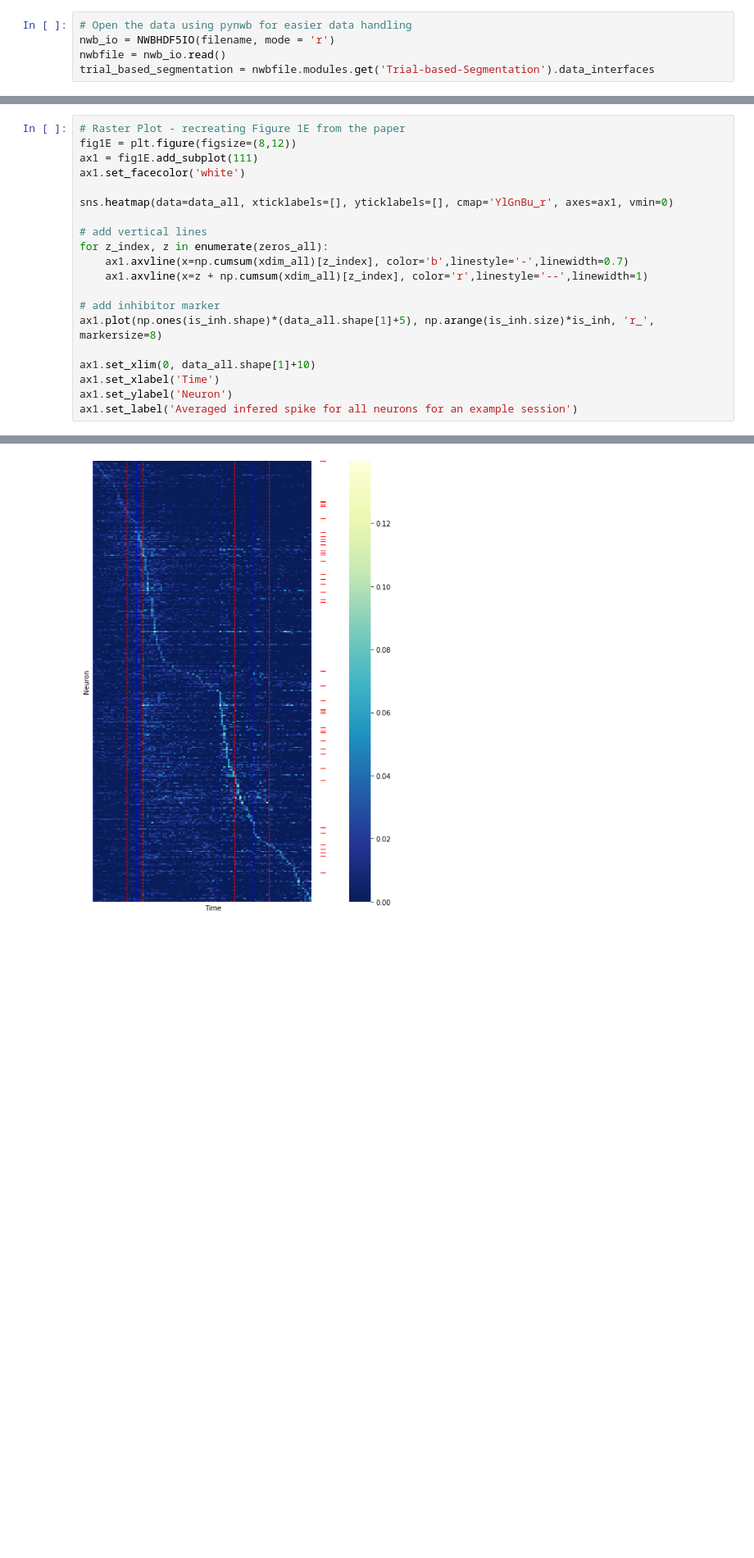
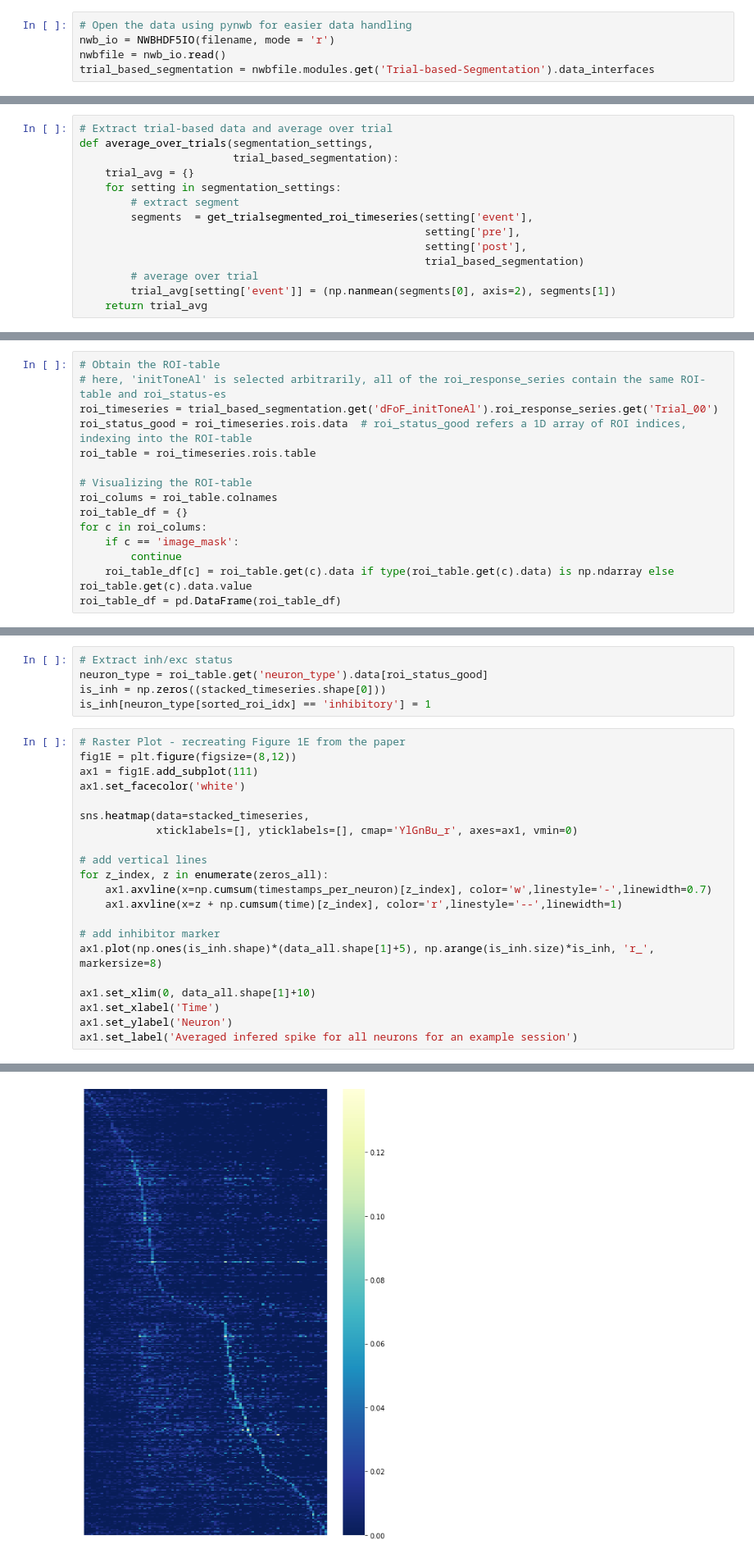
Before and after one commit to NieuweNils/Willuhn_Calcium_Imaging_Dashboard, a Jupyter notebook: jupyter/Data_exploration.ipynb, the cells around one changed output, grey strips where cells are left out. Shown at 82% size. Drawn from its saved outputs; the diff is of its cells as text; blank space fills up the shorter version.

Commit message:
add Data exploration dashboard + do small update infra

```diff
--- a/jupyter/Data_exploration.ipynb
+++ b/jupyter/Data_exploration.ipynb
@@ -206,3 +206,17 @@ def get_trialsegmented_roi_timeseries(event,
     indices = np.logical_and(timestamps >= pre_stim_duration, timestamps <= post_stim_duration)
     return (np.dstack((data.data.value[:, indices] for data in timeseries.values())),
             timestamps[indices])
+# %%
+# Extract trial-based data and average over trial
+def average_over_trials(segmentation_settings,
+                        trial_based_segmentation):
+    trial_avg = {}
+    for setting in segmentation_settings:
+        # extract segment
+        segments  = get_trialsegmented_roi_timeseries(setting['event'],
+                                                      setting['pre'],
+                                                      setting['post'],
+                                                      trial_based_segmentation)
+        # average over trial
+        trial_avg[setting['event']] = (np.nanmean(segments[0], axis=2), segments[1])
+    return trial_avg
@@ -264,0 +274,15 @@ is_inh[neuron_type[sorted_roi_idx] == 'inhibitory'] = 1
+# %%
+# Obtain the ROI-table
+# here, 'initToneAl' is selected arbitrarily, all of the roi_response_series contain the same ROI-table and roi_status-es
+roi_timeseries = trial_based_segmentation.get('dFoF_initToneAl').roi_response_series.get('Trial_00')
+roi_status_good = roi_timeseries.rois.data  # roi_status_good refers a 1D array of ROI indices, indexing into the ROI-table
+roi_table = roi_timeseries.rois.table
+
+# Visualizing the ROI-table
+roi_colums = roi_table.colnames
+roi_table_df = {}
+for c in roi_colums:
+    if c == 'image_mask':
+        continue
+    roi_table_df[c] = roi_table.get(c).data if type(roi_table.get(c).data) is np.ndarray else roi_table.get(c).data.value
+roi_table_df = pd.DataFrame(roi_table_df)
@@ -265,15 +306,21 @@ is_inh[neuron_type[sorted_roi_idx] == 'inhibitory'] = 1
+# %%
+# Extract inh/exc status
+neuron_type = roi_table.get('neuron_type').data[roi_status_good]
+is_inh = np.zeros((stacked_timeseries.shape[0]))
+is_inh[neuron_type[sorted_roi_idx] == 'inhibitory'] = 1
 # %%
 # Raster Plot - recreating Figure 1E from the paper
 fig1E = plt.figure(figsize=(8,12))
 ax1 = fig1E.add_subplot(111)
 ax1.set_facecolor('white')
 
-sns.heatmap(data=data_all, xticklabels=[], yticklabels=[], cmap='YlGnBu_r', axes=ax1, vmin=0)
+sns.heatmap(data=stacked_timeseries,
+            xticklabels=[], yticklabels=[], cmap='YlGnBu_r', axes=ax1, vmin=0)
 
 # add vertical lines
 for z_index, z in enumerate(zeros_all):
-    ax1.axvline(x=np.cumsum(xdim_all)[z_index], color='b',linestyle='-',linewidth=0.7)
-    ax1.axvline(x=z + np.cumsum(xdim_all)[z_index], color='r',linestyle='--',linewidth=1)
+    ax1.axvline(x=np.cumsum(timestamps_per_neuron)[z_index], color='w',linestyle='-',linewidth=0.7)
+    ax1.axvline(x=z + np.cumsum(time)[z_index], color='r',linestyle='--',linewidth=1)
 
 # add inhibitor marker
 ax1.plot(np.ones(is_inh.shape)*(data_all.shape[1]+5), np.arange(is_inh.size)*is_inh, 'r_', markersize=8)
@@ -286,4 +334,4 @@ ax1.set_label('Averaged infered spike for all neurons for an example session')
-[figure, old version]
+[figure, new version]
 # %% [markdown]
 ## Using the data in Pandas:
 # %%
```
Also changed, not shown: parts of 9 cells of this notebook, 6 other files.
